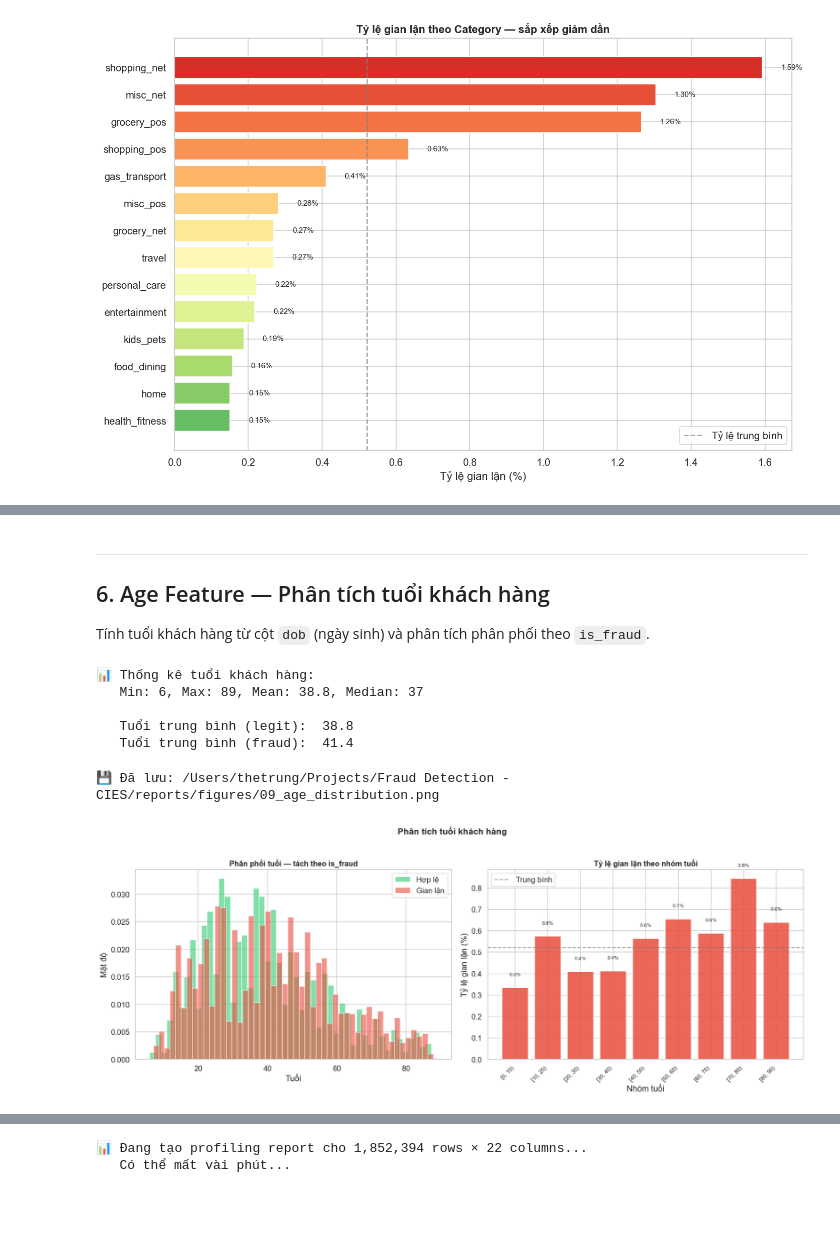
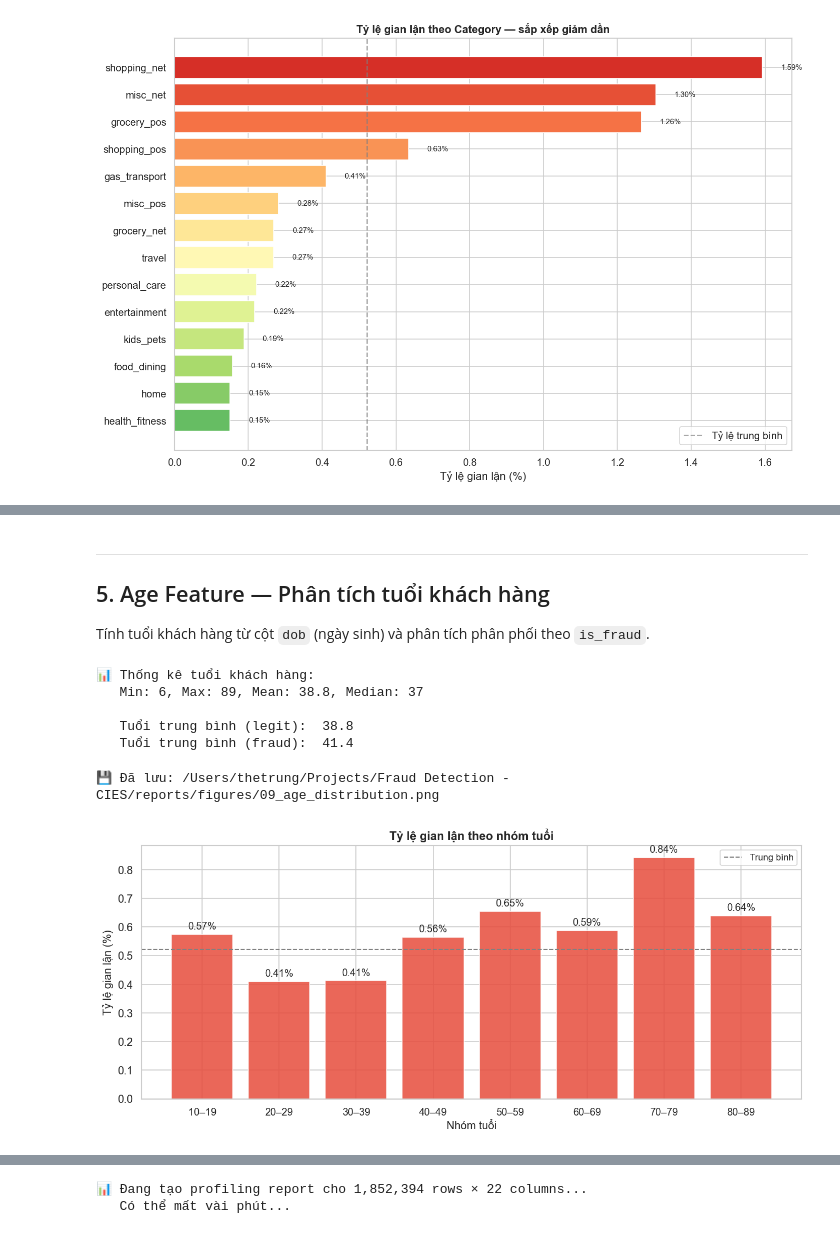
Before and after one commit to gnUrt1106/fraud-detection-CIES, a Jupyter notebook: notebooks/01_eda.ipynb, the cells around one changed output, grey strips where cells are left out. Cells and saved outputs as stored; diff of their text form; code cells hidden in the pictures; blank space fills up the shorter version.

```diff
--- a/notebooks/01_eda.ipynb
+++ b/notebooks/01_eda.ipynb
@@ -643,6 +446,6 @@ print("     mô hình ML khai thác.")
 # %% [markdown]
 ---
-## 6. Age Feature — Phân tích tuổi khách hàng
+## 5. Age Feature — Phân tích tuổi khách hàng
 
 Tính tuổi khách hàng từ cột `dob` (ngày sinh) và phân tích phân phối theo `is_fraud`.
 # %%
@@ -661,46 +464,25 @@ print(f"   Tuổi trung bình (fraud):  {df[df[TARGET_COL]==1]['age'].mean():.1f
 
    Tuổi trung bình (legit):  38.8
    Tuổi trung bình (fraud):  41.4
-# %%
-# Histogram phân phối tuổi — tách theo is_fraud
-fig, axes = plt.subplots(1, 2, figsize=(16, 6))
-
-# Histogram overlay
-for label, color, name in [(0, '#2ecc71', 'Hợp lệ'), (1, '#e74c3c', 'Gian lận')]:
-    subset = df[df[TARGET_COL] == label]['age']
-    axes[0].hist(subset, bins=50, alpha=0.6, color=color, label=name, density=True)
-axes[0].set_title('Phân phối tuổi — tách theo is_fraud', fontsize=12, fontweight='bold')
-axes[0].set_xlabel('Tuổi')
-axes[0].set_ylabel('Mật độ')
-axes[0].legend()
-
-# Tỷ lệ gian lận theo nhóm tuổi
-df['age_group'] = pd.cut(df['age'], bins=range(0, 105, 10), right=False)
-age_fraud = df.groupby('age_group', observed=True)[TARGET_COL].mean() * 100
-
-age_labels = [str(g) for g in age_fraud.index]
-bars = axes[1].bar(range(len(age_fraud)), age_fraud.values, color='#e74c3c', edgecolor='white', alpha=0.85)
-axes[1].set_xticks(range(len(age_fraud)))
-axes[1].set_xticklabels(age_labels, rotation=45, ha='right', fontsize=9)
-axes[1].set_title('Tỷ lệ gian lận theo nhóm tuổi', fontsize=12, fontweight='bold')
-axes[1].set_xlabel('Nhóm tuổi')
-axes[1].set_ylabel('Tỷ lệ gian lận (%)')
-axes[1].axhline(y=df[TARGET_COL].mean()*100, color='gray', linestyle='--', alpha=0.7, label='Trung bình')
-axes[1].legend()
-
-# Thêm giá trị trên bar
-for bar, rate in zip(bars, age_fraud.values):
-    axes[1].text(
-        bar.get_x() + bar.get_width()/2, bar.get_height() + 0.05,
-        f'{rate:.1f}%', ha='center', va='bottom', fontsize=8
-    )
-
-fig.suptitle('Phân tích tuổi khách hàng', fontsize=14, fontweight='bold', y=1.02)
-plt.tight_layout()
-save_fig('09_age_distribution', fig)
-plt.show()
-# %% [output]
-💾 Đã lưu: /Users/thetrung/Projects/Fraud Detection - CIES/reports/figures/09_age_distribution.png
-[figure, removed]
+# %%
+# Tỷ lệ gian lận theo nhóm tuổi (tuổi thấp nhất trong dữ liệu là 14 nên bắt đầu từ 10)
+df['age_group'] = pd.cut(df['age'], bins=range(10, 101, 10), right=False)
+g = df.groupby('age_group', observed=True)[TARGET_COL].agg(['mean', 'size'])
+fig, ax = plt.subplots(figsize=(11, 5))
+bars = ax.bar(range(len(g)), g['mean'] * 100, color='#e74c3c', alpha=0.85)
+for i, (rate, n) in enumerate(zip(g['mean'] * 100, g['size'])):
+    ax.text(i, rate + 0.01, f'{rate:.2f}%', ha='center', va='bottom', fontsize=11)
+ax.axhline(df[TARGET_COL].mean() * 100, color='gray', ls='--', lw=1.2, label='Trung bình')
+ax.set_xticks(range(len(g)), [f'{int(iv.left)}–{int(iv.right) - 1}' for iv in g.index], fontsize=11)
+ax.set_xlabel('Nhóm tuổi', fontsize=12)
+ax.set_ylabel('Tỷ lệ gian lận (%)', fontsize=12)
+ax.set_title('Tỷ lệ gian lận theo nhóm tuổi', fontsize=13, fontweight='bold')
+ax.legend(fontsize=10)
+plt.tight_layout()
+save_fig('09_age_distribution', fig)
+plt.show()
+# %% [output]
+💾 Đã lưu: /Users/thetrung/Projects/Fraud Detection - CIES/reports/figures/09_age_distribution.png
+[figure, added]
 # %% [markdown]
 ---
```
Also changed, not shown: parts of 17 cells of this notebook, 49 other files.
